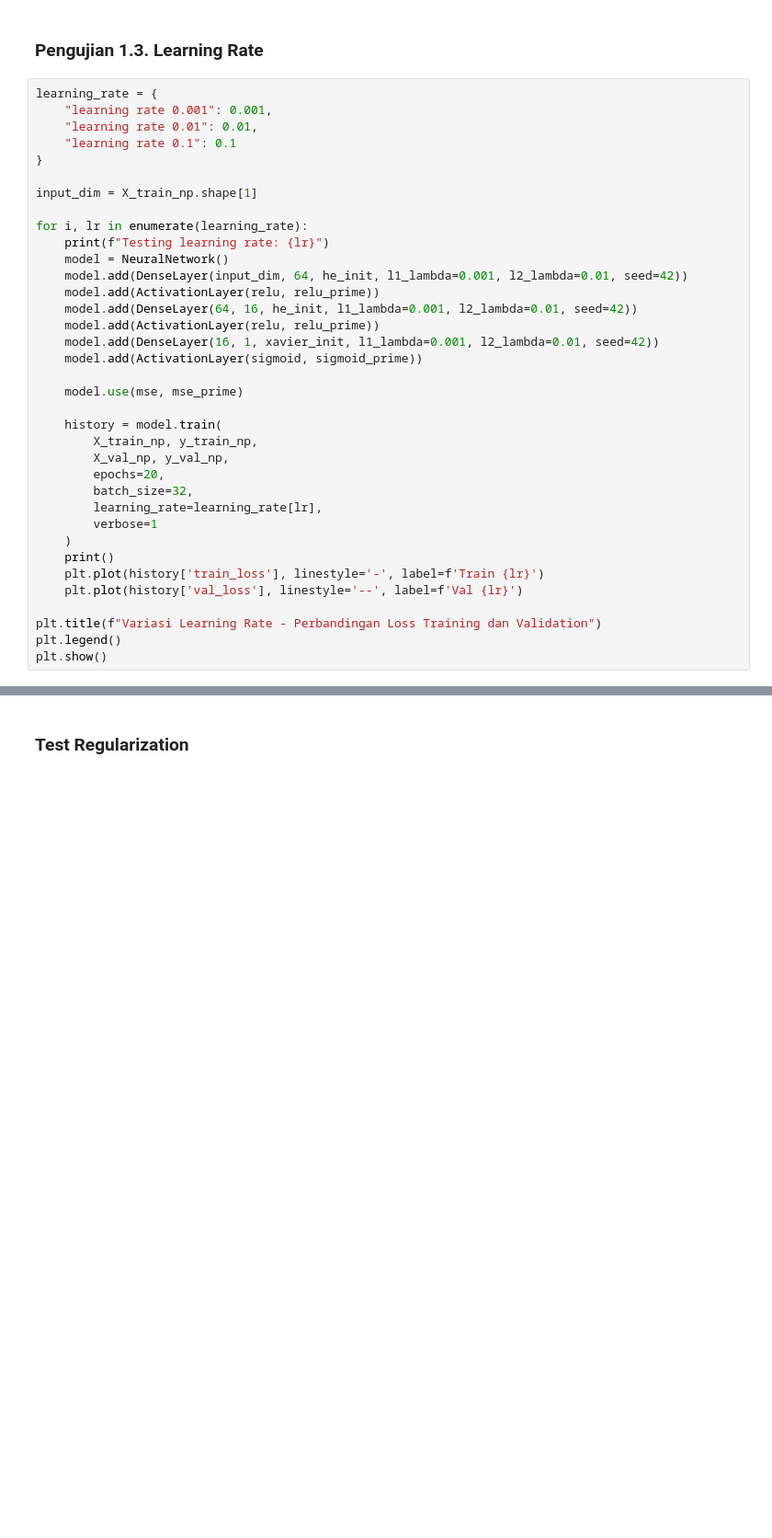
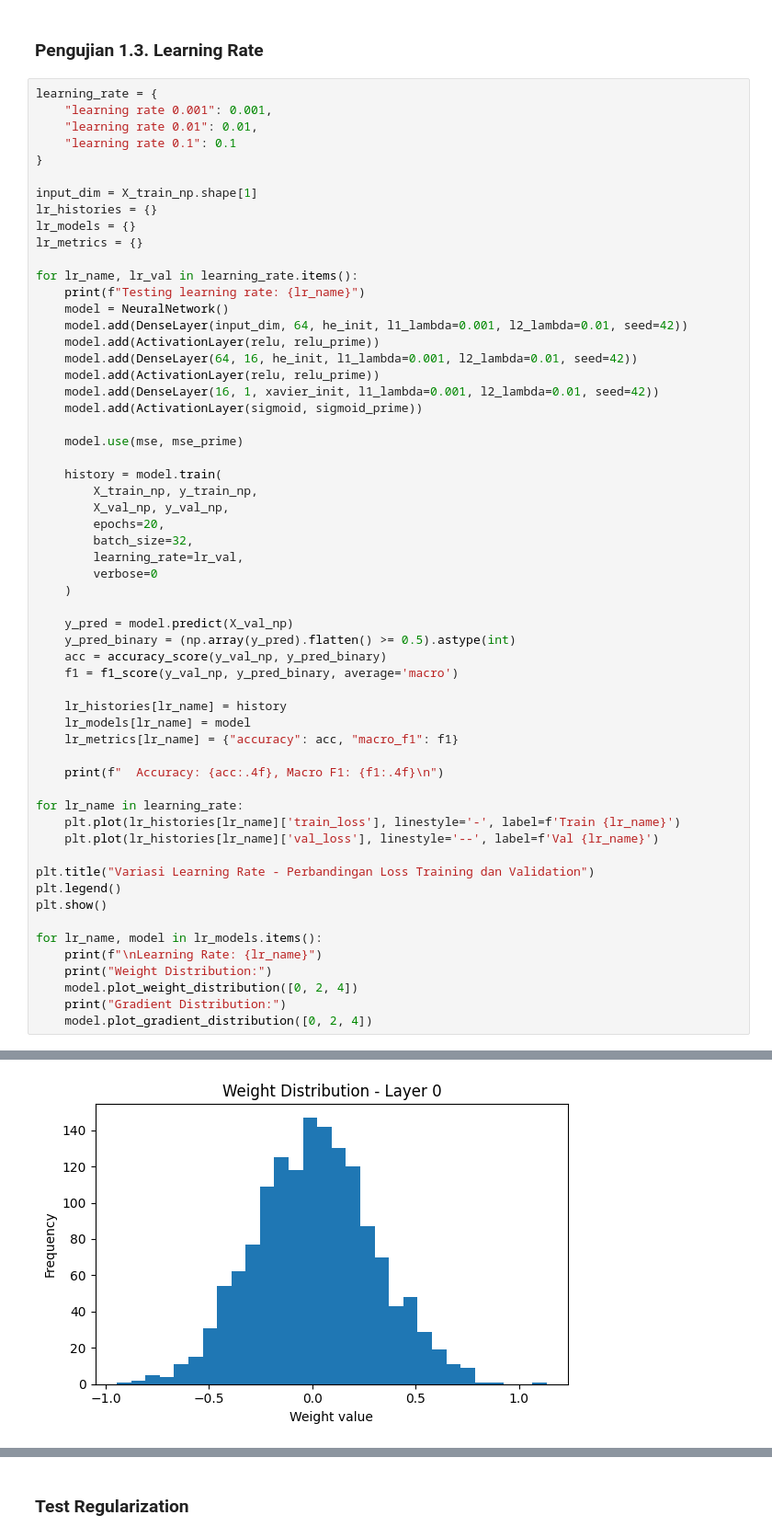
Before and after one commit to DiyahSusan/Tubes1-IF3270-ciamso, a Jupyter notebook: src/test.ipynb, the cells around one changed output, grey strips where cells are left out. Shown at 92% size. Saved outputs shown, nothing was run; the diff lists cells and outputs as text; blank space fills up the shorter version.

```diff
--- a/src/test.ipynb
+++ b/src/test.ipynb
@@ -645,9 +682,12 @@ learning_rate = {
 }
 
 input_dim = X_train_np.shape[1]
+lr_histories = {}
+lr_models = {}
+lr_metrics = {}
 
-for i, lr in enumerate(learning_rate):
-    print(f"Testing learning rate: {lr}")
+for lr_name, lr_val in learning_rate.items():
+    print(f"Testing learning rate: {lr_name}")
     model = NeuralNetwork()
     model.add(DenseLayer(input_dim, 64, he_init, l1_lambda=0.001, l2_lambda=0.01, seed=42))
     model.add(ActivationLayer(relu, relu_prime))
@@ -663,14 +703,33 @@ for i, lr in enumerate(learning_rate):
         X_val_np, y_val_np,
         epochs=20,
         batch_size=32,
-        learning_rate=learning_rate[lr],
-        verbose=1
+        learning_rate=lr_val,
+        verbose=0
     )
-    print()
-    plt.plot(history['train_loss'], linestyle='-', label=f'Train {lr}')
-    plt.plot(history['val_loss'], linestyle='--', label=f'Val {lr}')
 
-plt.title(f"Variasi Learning Rate - Perbandingan Loss Training dan Validation")
+    y_pred = model.predict(X_val_np)
+    y_pred_binary = (np.array(y_pred).flatten() >= 0.5).astype(int)
+    acc = accuracy_score(y_val_np, y_pred_binary)
+    f1 = f1_score(y_val_np, y_pred_binary, average='macro')
+
+    lr_histories[lr_name] = history
+    lr_models[lr_name] = model
+    lr_metrics[lr_name] = {"accuracy": acc, "macro_f1": f1}
+
+    print(f"  Accuracy: {acc:.4f}, Macro F1: {f1:.4f}\n")
+
+for lr_name in learning_rate:
+    plt.plot(lr_histories[lr_name]['train_loss'], linestyle='-', label=f'Train {lr_name}')
+    plt.plot(lr_histories[lr_name]['val_loss'], linestyle='--', label=f'Val {lr_name}')
+
+plt.title("Variasi Learning Rate - Perbandingan Loss Training dan Validation")
 plt.legend()
 plt.show()
+
+for lr_name, model in lr_models.items():
+    print(f"\nLearning Rate: {lr_name}")
+    print("Weight Distribution:")
+    model.plot_weight_distribution([0, 2, 4])
+    print("Gradient Distribution:")
+    model.plot_gradient_distribution([0, 2, 4])
 # %% [output]
@@ -694,0 +747 @@ Epoch 20/20 | Train Loss: 1.092690 | Val Loss: 1.098452
+[figure, added]
```
Also changed, not shown: parts of 6 cells of this notebook.
